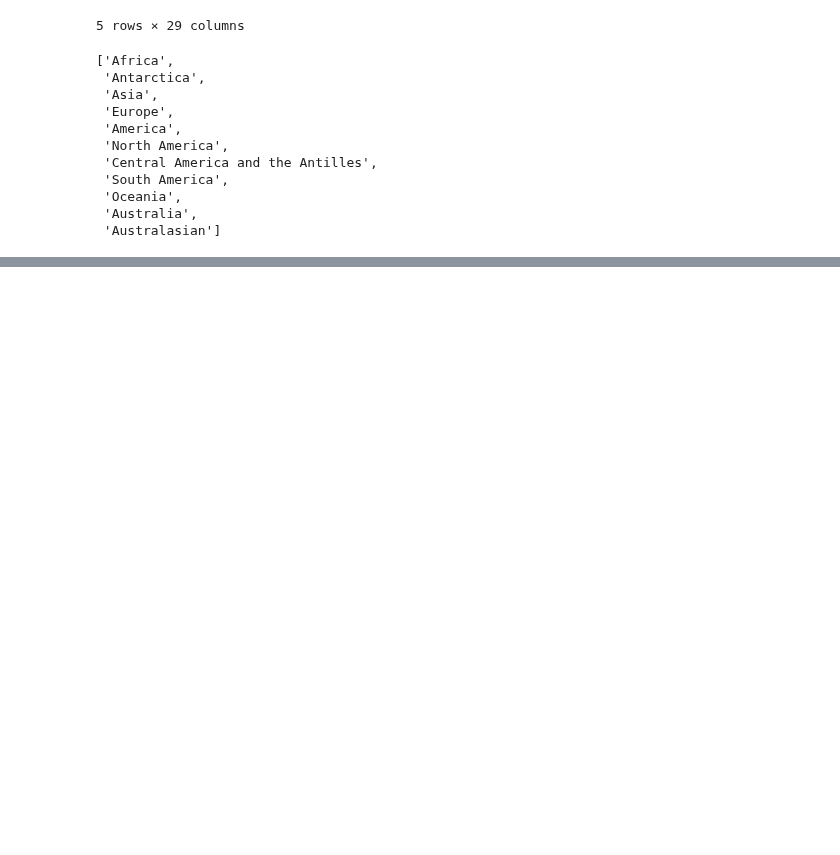
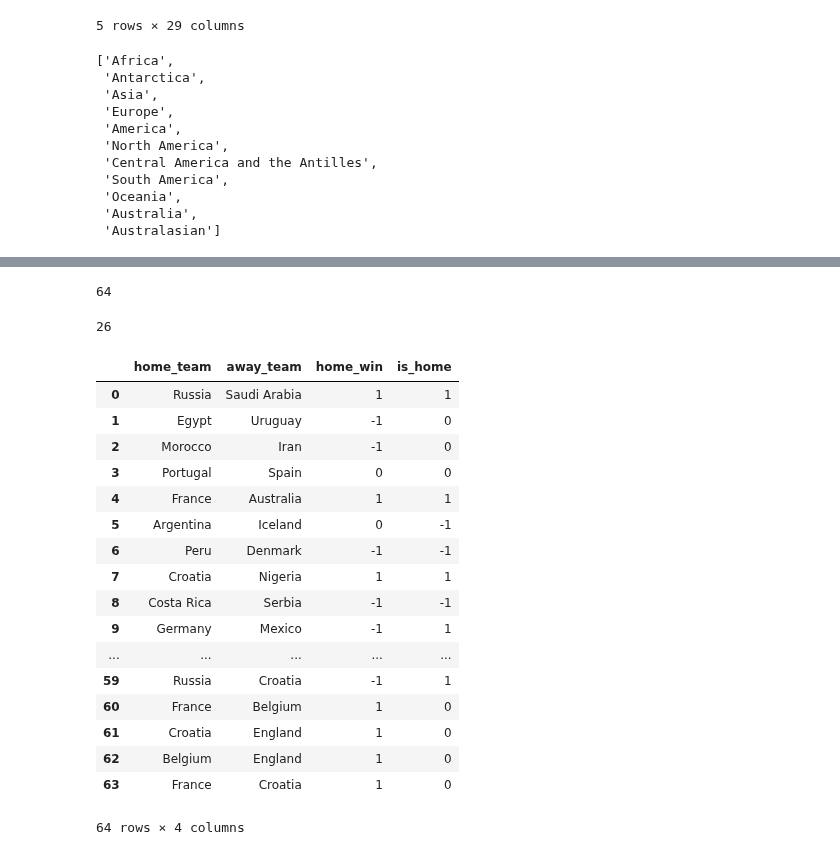
Before and after one commit to AC209aWC2018/World-Cup-2018, a Jupyter notebook: sofifa/GDP_features.ipynb, the cells around one changed output, grey strips where cells are left out. Cells and saved outputs as stored; diff of their text form; code cells hidden in the pictures; blank space fills up the shorter version.

Commit message:
updated gdp & home_country

```diff
--- a/sofifa/GDP_features.ipynb
+++ b/sofifa/GDP_features.ipynb
@@ -207,0 +218,5 @@ train['gdp_diff'] = gdp_col
+# %%
+gdp_pp_scotland = 43740
+gdp_pp_wales = 24226
+gdp_pp_monaco = 168000
+gdp_pp_reunion = 23501
@@ -218,10 +282,0 @@ train.head()
-# %%
-gdp_col = []
-for col1,col2 in zip(test['home_team'].items(), test['away_team'].items()):
-    team1 = col1[1]
-    team2 = col2[1]
-    if country_to_continent[team1] != country_to_continent[team2]:
-        gdp_col.append(0)
-    else:
-        gdp_col.append(float(gdp_countries[team1])/gdp_countries[team2])
-test['gdp_diff'] = gdp_col
@@ -238,3 +283,60 @@ test.head()
+# %%
+gdp_col_test = []
+home_team_test = []
+raw_gdp_test = []
+for team1,team2,home in zip(test['home_team'], test['away_team'], test['country']):
+    if country_to_continent[team1] != country_to_continent[team2]:
+        gdp_col_test.append(0)
+    else:
+        gdp_col_test.append(np.log(float(gdp_date_obj[2018][team1])/gdp_date_obj[2018][team2]))
+
+    if team1 == home:
+        home_team_test.append(1)
+    elif (country_to_continent[team1] == country_to_continent[home]
+          and country_to_continent[team2] != country_to_continent[home]):
+        home_team_test.append(1)
+    elif team2 == home:
+        home_team_test.append(-1)
+    elif (country_to_continent[team1] != country_to_continent[home]
+          and country_to_continent[team2] == country_to_continent[home]):
+        home_team_test.append(-1)
+    else:
+        home_team_test.append(0)
+
+    raw_gdp_test.append(gdp_date_obj[2018][team1]-gdp_date_obj[2018][team2])
+# %%
+len(home_team_test)
+# %% [output]
+64
+# %%
+test['gdp_diff'] = gdp_col_test
+test['is_home'] = home_team_test
+test['raw_gdp_diff'] = raw_gdp_test
+# %%
+len(test[['home_team','away_team','home_win','is_home']].loc[test['home_win']==test['is_home']])
+# %% [output]
+26
+# %%
+test[['home_team','away_team','home_win','is_home']]
+# %% [output]
+|  | home_team | away_team | home_win | is_home |
+| 0 | Russia | Saudi Arabia | 1 | 1 |
+| 1 | Egypt | Uruguay | -1 | 0 |
+| 2 | Morocco | Iran | -1 | 0 |
+| 3 | Portugal | Spain | 0 | 0 |
+| 4 | France | Australia | 1 | 1 |
+| 5 | Argentina | Iceland | 0 | -1 |
+| 6 | Peru | Denmark | -1 | -1 |
+| 7 | Croatia | Nigeria | 1 | 1 |
+| 8 | Costa Rica | Serbia | -1 | -1 |
+| 9 | Germany | Mexico | -1 | 1 |
+| ... | ... | ... | ... | ... |
+| 59 | Russia | Croatia | -1 | 1 |
+| 60 | France | Belgium | 1 | 0 |
+| 61 | Croatia | England | 1 | 0 |
+| 62 | Belgium | England | 1 | 0 |
+| 63 | France | Croatia | 1 | 0 |
+64 rows × 4 columns
 # %%
 train.to_csv('../data/train_merged.csv', index = False)
 test.to_csv('../data/test_merged.csv', index = False)
```
Also changed, not shown: parts of 23 cells of this notebook.
